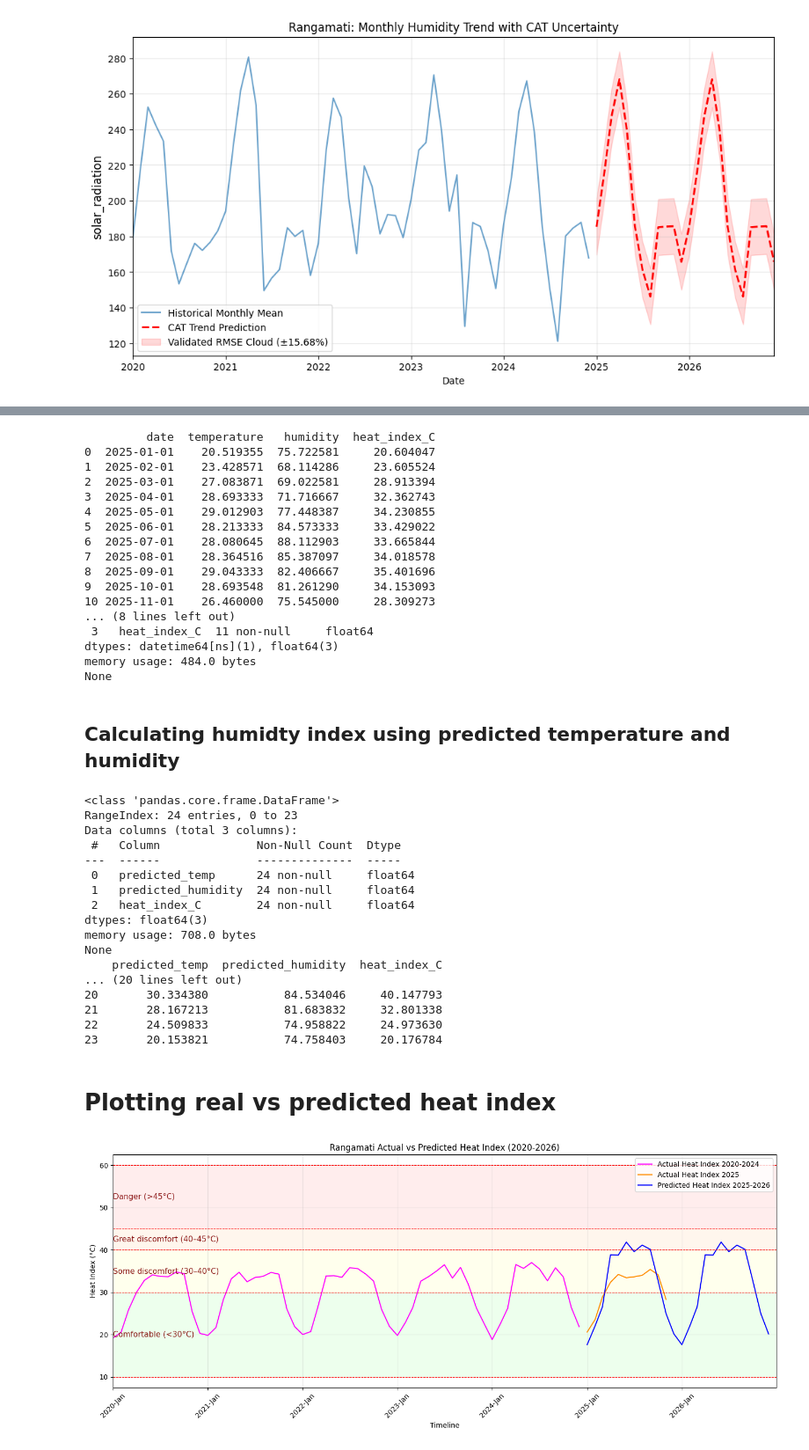
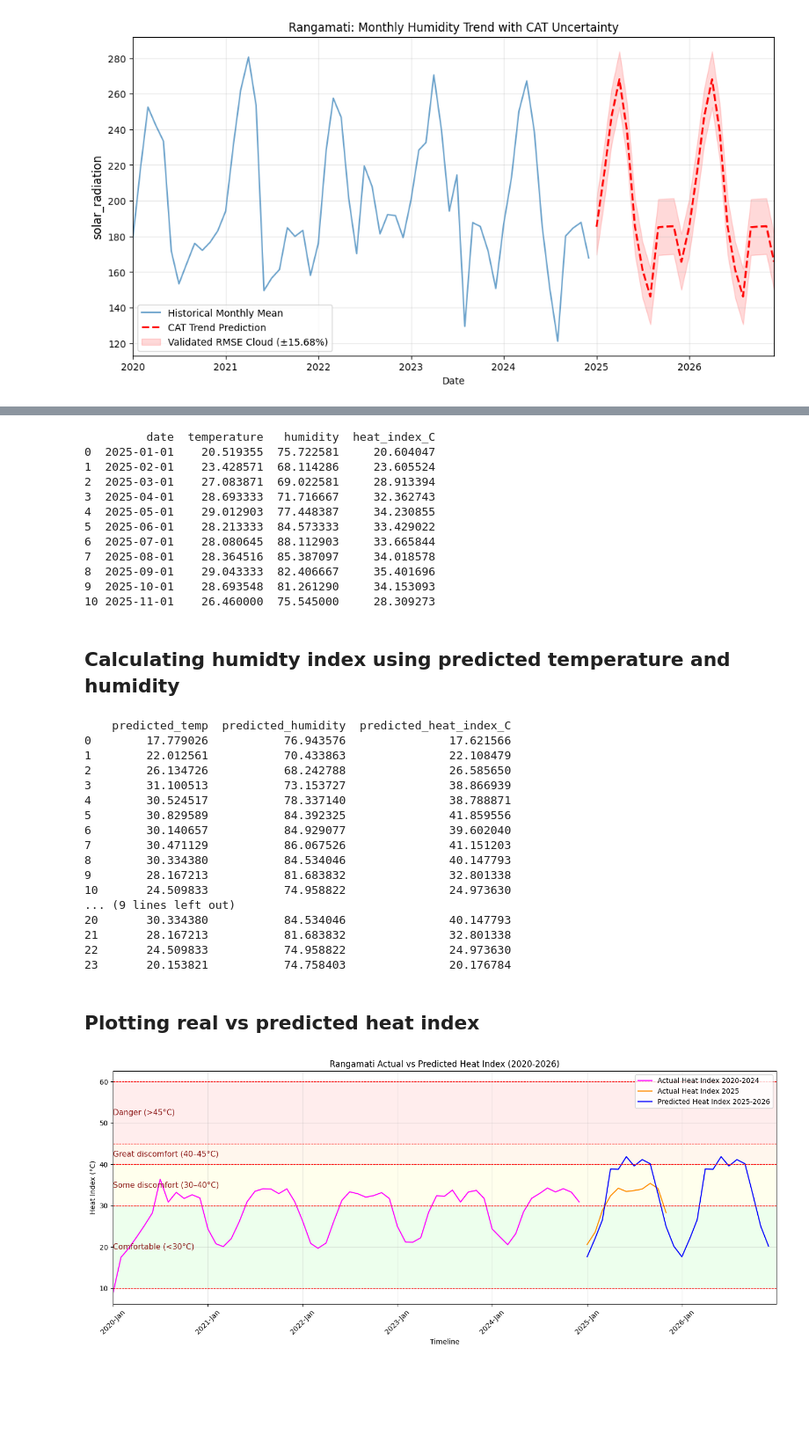
Before and after one commit to not-your-pancake/TCC_Journal, a Jupyter notebook: HI_WB_HS_HM_WBG/rangamati.ipynb, the cells around one changed output, grey strips where cells are left out. Shown at 88% size. Saved outputs shown, nothing was run; the diff lists cells and outputs as text; code cells hidden in the pictures; blank space fills up the shorter version.

```diff
--- a/HI_WB_HS_HM_WBG/rangamati.ipynb
+++ b/HI_WB_HS_HM_WBG/rangamati.ipynb
@@ -66,9 +66,12 @@ from sklearn.ensemble import RandomForestRegressor
 
 # 1. Prepare Monthly Data
 df = df_bandarban.copy() # [cite: 101]
-df['date'] = pd.to_datetime(df[['year', 'month', 'day']]) # [cite: 116]
+df['date'] = pd.to_datetime(df[['year', 'month', 'day']])
+
+# pchip: Piecewise Cubic Hermite Interpolating Polynomial
+
 df_monthly_hum = df.set_index('date')['humidity'].resample('MS').mean().reset_index()
-df_monthly_hum = df_monthly_hum.dropna()
+df_monthly_hum = df_monthly_hum.interpolate(method='time').dropna()
 
 # 2. Engineering Fourier Features for Seasonality
 # This replaces the need for interpolation/splines
@@ -2158,11 +2161,11 @@ df_bandarban_2024 = pd.read_csv("../1980-2024-dataset/Rangamati_historical_weath
 df = df_bandarban_2024.copy()
 df['date'] = pd.to_datetime(df[['year', 'month', 'day']])
 
-df_monthly_hum = df.set_index('date')['humidity'].resample('MS').mean().reset_index()
-df_monthly_hum = df_monthly_hum.interpolate(method='linear').dropna()
+df_monthly_hum = df.set_index('date')['humidity'].resample('MS').mean().reset_index().dropna()
+# df_monthly_hum = df_monthly_hum.interpolate(method='linear').dropna()
 
-df_monthly_temp = df.set_index('date')['temperature(degree C)'].resample('MS').mean().reset_index()
-df_monthly_temp = df_monthly_temp.interpolate(method='linear').dropna()
+df_monthly_temp = df.set_index('date')['temperature(degree C)'].resample('MS').mean().reset_index().dropna()
+# df_monthly_temp = df_monthly_temp.interpolate(method='linear').dropna()
 
 df_HI_2024 = pd.DataFrame()
 df_HI_2024['date'] = df_monthly_temp['date']
@@ -2203,7 +2206,6 @@ df_HI_2024['heat_index_C'] = df_HI_2024.apply(
 
 
 print(df_HI_2024)
-print(df_HI_2024.info())
 # %% [output]
           date  temperature   humidity  heat_index_C
 0   1980-01-01    10.300000  52.900000      8.766833
@@ -2232,11 +2231,11 @@ df_bandarban_2025 = pd.read_csv("../2025-dataset/Rangamati_historical_weather_20
 df = df_bandarban_2025.copy()
 df['date'] = pd.to_datetime(df[['year', 'month', 'day']])
 
-df_monthly_hum = df.set_index('date')['humidity'].resample('MS').mean().reset_index()
-df_monthly_hum = df_monthly_hum.interpolate(method='linear').dropna()
+df_monthly_hum = df.set_index('date')['humidity'].resample('MS').mean().reset_index().dropna()
+# df_monthly_hum = df_monthly_hum.interpolate(method='linear').dropna()
 
-df_monthly_temp = df.set_index('date')['temperature(degree C)'].resample('MS').mean().reset_index()
-df_monthly_temp = df_monthly_temp.interpolate(method='linear').dropna()
+df_monthly_temp = df.set_index('date')['temperature(degree C)'].resample('MS').mean().reset_index().dropna()
+# df_monthly_temp = df_monthly_temp.interpolate(method='linear').dropna()
 
 df_HI_2025 = pd.DataFrame()
 df_HI_2025['date'] = df_monthly_temp['date']
@@ -2277,7 +2276,6 @@ df_HI_2025['heat_index_C'] = df_HI_2025.apply(
 
 
 print(df_HI_2025)
-print(df_HI_2025.info())
 # %% [output]
          date  temperature   humidity  heat_index_C
 0  2025-01-01    20.519355  75.722581     20.604047
@@ -2291,11 +2289,6 @@ print(df_HI_2025.info())
 8  2025-09-01    29.043333  82.406667     35.401696
 9  2025-10-01    28.693548  81.261290     34.153093
 10 2025-11-01    26.460000  75.545000     28.309273
-... (8 lines left out)
- 3   heat_index_C  11 non-null     float64
-dtypes: datetime64[ns](1), float64(3)
-memory usage: 484.0 bytes
-None
 # %% [markdown]
 ## Calculating humidty index using predicted temperature and humidity
 # %%
@@ -2344,35 +2337,34 @@ def calculate_heat_index(temperature_c, humidity):
 
 
 # Calculate heat index for predictions
-df_HI['heat_index_C'] = df_HI.apply(
+df_HI['predicted_heat_index_C'] = df_HI.apply(
     lambda r: calculate_heat_index(r[temp_col], r[hum_col]),
     axis=1
 )
 
+# Inspect results
 
-# Inspect results
-print(df_HI.info())
 print(df_HI)
 # %% [output]
-<class 'pandas.core.frame.DataFrame'>
-RangeIndex: 24 entries, 0 to 23
-Data columns (total 3 columns):
- #   Column              Non-Null Count  Dtype
----  ------              --------------  -----
- 0   predicted_temp      24 non-null     float64
- 1   predicted_humidity  24 non-null     float64
- 2   heat_index_C        24 non-null     float64
-dtypes: float64(3)
-memory usage: 708.0 bytes
-None
-    predicted_temp  predicted_humidity  heat_index_C
-... (20 lines left out)
-20       30.334380           84.534046     40.147793
-21       28.167213           81.683832     32.801338
-22       24.509833           74.958822     24.973630
-23       20.153821           74.758403     20.176784
+    predicted_temp  predicted_humidity  predicted_heat_index_C
+0        17.779026           76.943576               17.621566
+1        22.012561           70.433863               22.108479
+2        26.134726           68.242788               26.585650
+3        31.100513           73.153727               38.866939
+4        30.524517           78.337140               38.788871
+5        30.829589           84.392325               41.859556
+6        30.140657           84.929077               39.602040
+7        30.471129           86.067526               41.151203
+8        30.334380           84.534046               40.147793
+9        28.167213           81.683832               32.801338
+10       24.509833           74.958822               24.973630
+... (9 lines left out)
+20       30.334380           84.534046               40.147793
+21       28.167213           81.683832               32.801338
+22       24.509833           74.958822               24.973630
+23       20.153821           74.758403               20.176784
 # %% [markdown]
-# Plotting real vs predicted heat index
+## Plotting real vs predicted heat index
 # %%
 import pandas as pd
 import matplotlib.pyplot as plt
@@ -2382,7 +2374,7 @@ plt.figure(figsize=(14,6))
 
 # --- Ensure datetime index for monthly data ---
 df_HI_2024 = df_HI_2024.copy()
-df_HI_2024['date'] = pd.date_range(start='1980-01-01', periods=len(df_HI_2024), freq='MS')
+df_HI_2024['date'] = pd.date_range(start='2020-01-01', periods=len(df_HI_2024), freq='MS')
 df_HI_2024 = df_HI_2024.set_index('date')
 
 df_HI_2025 = df_HI_2025.copy()
@@ -2405,7 +2397,7 @@ plt.plot(df_HI_2024_plot.index, df_HI_2024_plot['heat_index_C'],
 plt.plot(df_HI_2025_plot.index, df_HI_2025_plot['heat_index_C'],
          label='Actual Heat Index 2025', color='darkorange')
 
-plt.plot(df_HI_pred_plot.index, df_HI_pred_plot['heat_index_C'],
+plt.plot(df_HI_pred_plot.index, df_HI_pred_plot['predicted_heat_index_C'],
          label='Predicted Heat Index 2025-2026', color='blue')
 
 # --- Labels and title ---
@@ -2421,31 +2413,31 @@ bands = [
     (45, 60, "Danger (>45°C)", (1, 0, 0, 0.07))
 ]
 
 ax = plt.gca()
 for low, high, label, color in bands:
     ax.axhspan(low, high, facecolor=color, edgecolor=None)
     plt.axhline(y=low, color='red', linestyle='--', linewidth=0.8)
     plt.axhline(y=high, color='red', linestyle='--', linewidth=0.8)
     plt.text(
         x=df_HI_2024_plot.index.min(),
         y=(low + high)/2,
         s=label,
         fontsize=11,
         color="maroon",
         va="center",
         ha="left",
         alpha=0.9
     )
 
 # --- X-axis formatting ---
 plt.gca().xaxis.set_major_locator(mdates.YearLocator())
 plt.gca().xaxis.set_major_formatter(mdates.DateFormatter('%Y-%b'))
 plt.xticks(rotation=45)
 plt.grid(alpha=0.3)
 plt.xlim(pd.Timestamp('2020-01-01'), pd.Timestamp('2026-12-31'))
 
 plt.legend()
 plt.tight_layout()
 plt.show()
 # %% [output]
-[figure, old version]
+[figure, new version]
```
Also changed, not shown: parts of 9 cells of this notebook, 8 other files.
